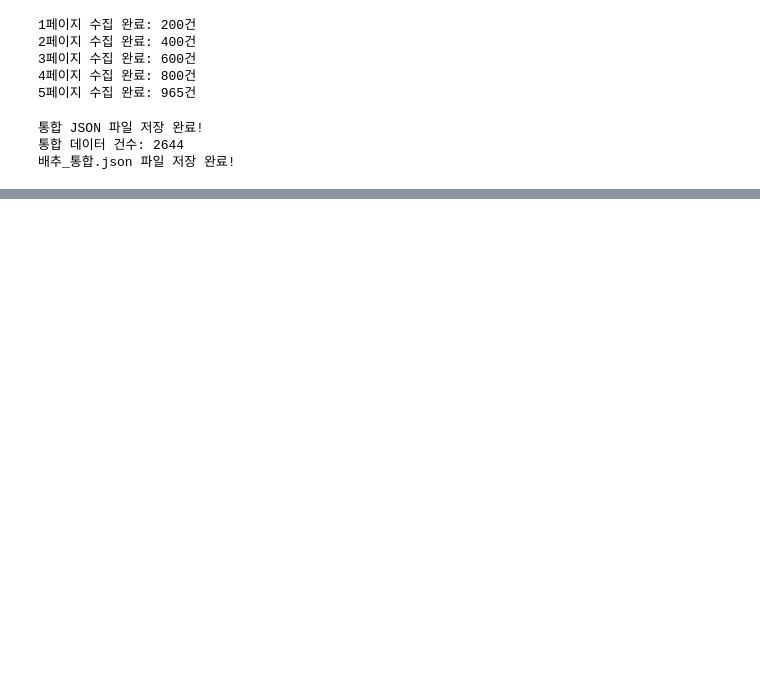
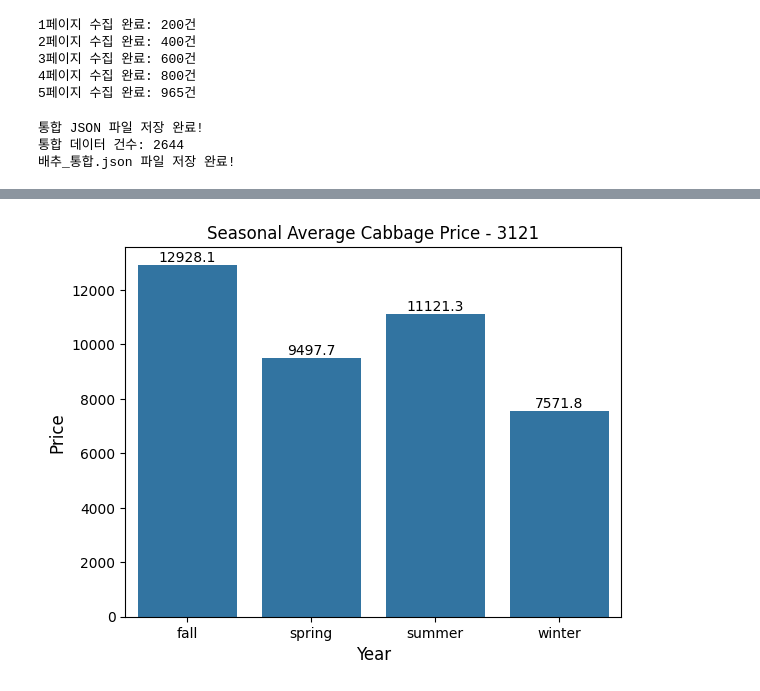
Before and after one commit to chuupaint/DataAnalysis, a Jupyter notebook: Untitled0.ipynb, the cells around one changed output, grey strips where cells are left out. Cells and saved outputs as stored; diff of their text form; code cells hidden in the pictures; blank space fills up the shorter version.

```diff
--- a/Untitled0.ipynb
+++ b/Untitled0.ipynb
@@ -138,0 +157,17 @@ print(df[['exmn_ymd', 'year', 'season']].head(10))
+# %%
+import pandas as pd
+import matplotlib.pyplot as plt
+import seaborn as sns
+
+df['exmn_dd_prc'] = pd.to_numeric(df['exmn_dd_prc'])
+season_price = df.groupby('season')['exmn_dd_prc'].mean().reset_index()
+
+ax = sns.barplot(x='season', y='exmn_dd_prc', data=season_price)
+ax.bar_label(ax.containers[0], fmt='%.1f')
+
+plt.title('Seasonal Average Cabbage Price - 3121')
+plt.xlabel('Year', fontsize=12)
+plt.ylabel('Price', fontsize=12)
+plt.show()
+# %% [output]
+[figure, added]
```
Also changed, not shown: parts of 2 cells of this notebook.
